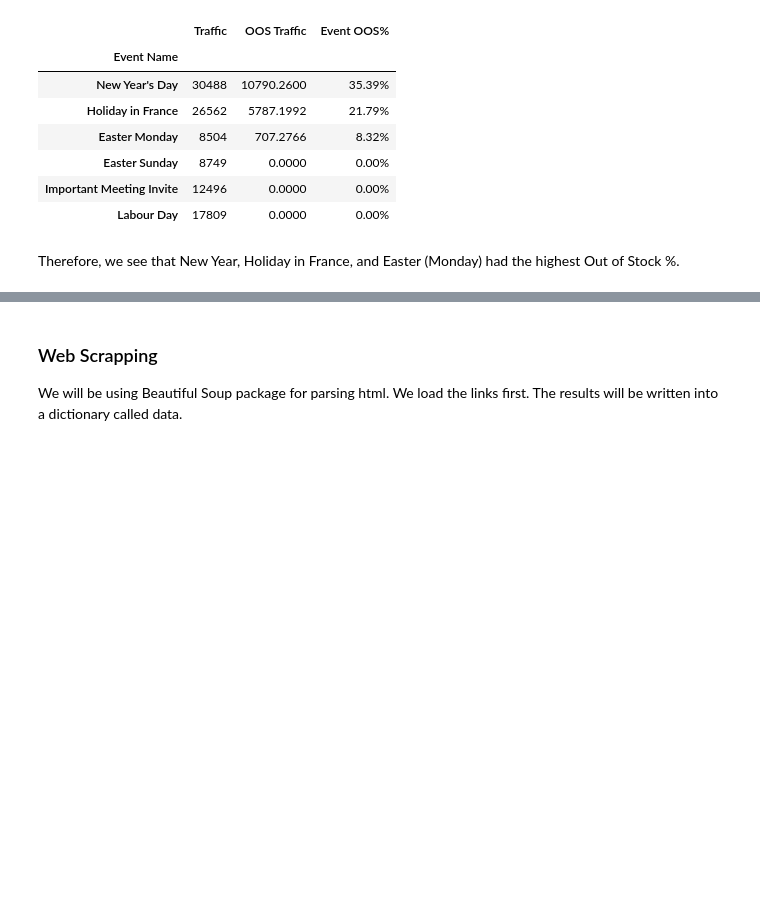
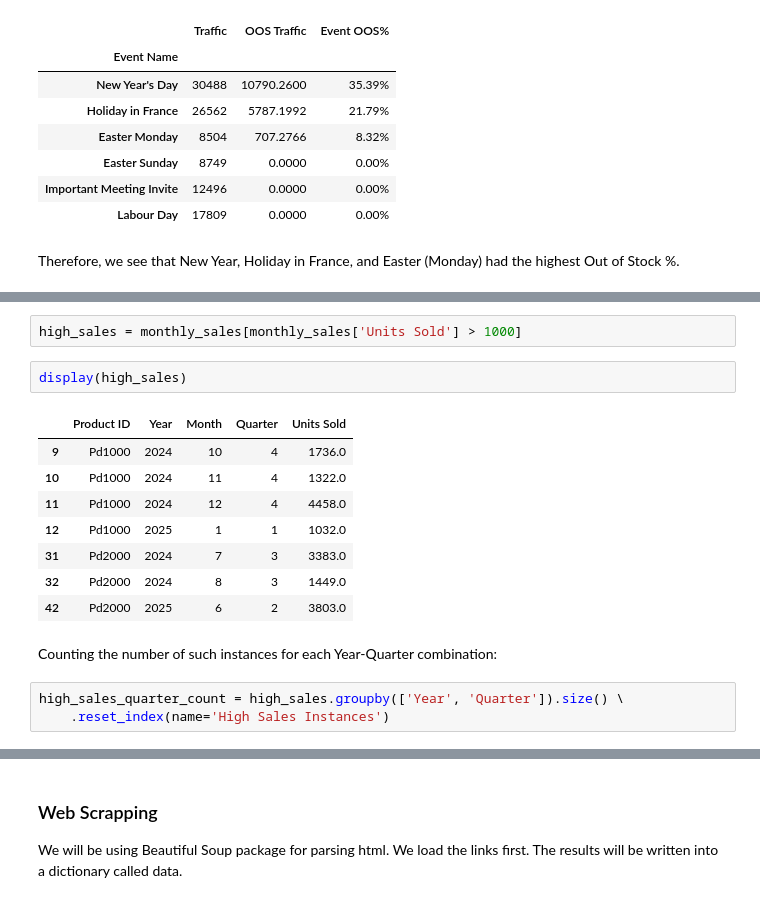
Before and after one commit to kseniyapiven/eCom, a Jupyter notebook: notebooks/analysis.ipynb, the cells around one changed output, grey strips where cells are left out. Drawn from its saved outputs; the diff is of its cells as text; blank space fills up the shorter version.

```diff
--- a/notebooks/analysis.ipynb
+++ b/notebooks/analysis.ipynb
@@ -717,0 +773,18 @@ Therefore, we see that New Year, Holiday in France, and Easter (Monday) had the
+# %%
+high_sales = monthly_sales[monthly_sales['Units Sold'] > 1000]
+# %%
+display(high_sales)
+# %% [output]
+|  | Product ID | Year | Month | Quarter | Units Sold |
+| 9 | Pd1000 | 2024 | 10 | 4 | 1736.0 |
+| 10 | Pd1000 | 2024 | 11 | 4 | 1322.0 |
+| 11 | Pd1000 | 2024 | 12 | 4 | 4458.0 |
+| 12 | Pd1000 | 2025 | 1 | 1 | 1032.0 |
+| 31 | Pd2000 | 2024 | 7 | 3 | 3383.0 |
+| 32 | Pd2000 | 2024 | 8 | 3 | 1449.0 |
+| 42 | Pd2000 | 2025 | 6 | 2 | 3803.0 |
+# %% [markdown]
+Counting the number of such instances for each Year-Quarter combination:
+# %%
+high_sales_quarter_count = high_sales.groupby(['Year', 'Quarter']).size() \
+    .reset_index(name='High Sales Instances')
```
Also changed, not shown: parts of 11 cells of this notebook.
